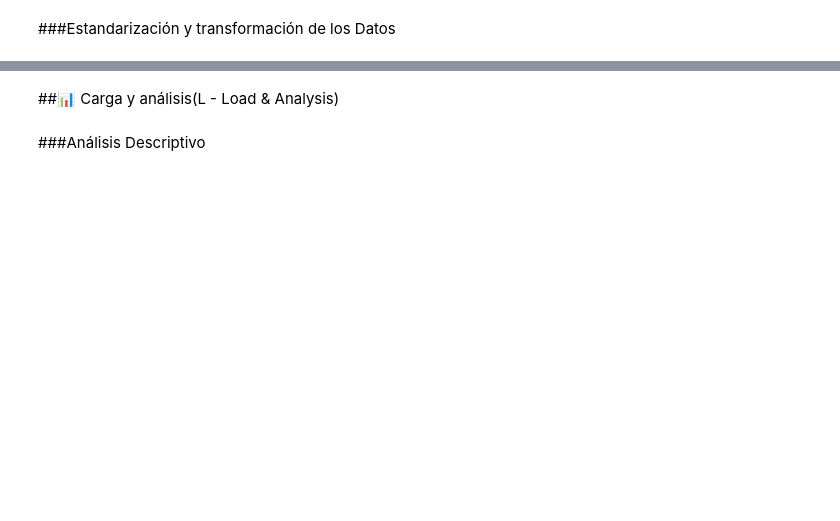
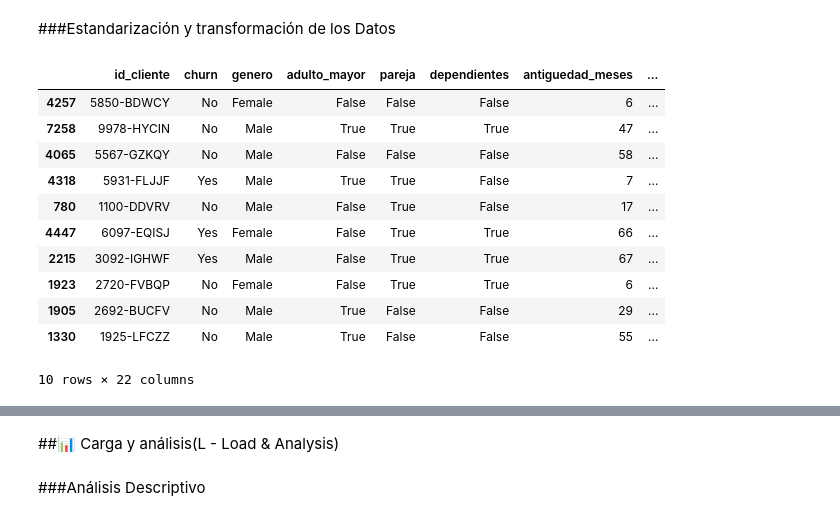
Before and after one commit to Joacco11/TelecomX_Latam-Part-1, a Jupyter notebook: TelecomX_Latam.ipynb, the cells around one changed output, grey strips where cells are left out. Cells and saved outputs as stored; diff of their text form; code cells hidden in the pictures; blank space fills up the shorter version.

```diff
--- a/TelecomX_Latam.ipynb
+++ b/TelecomX_Latam.ipynb
@@ -12,0 +215,14 @@
+# %%
+# Reemplazar cualquier cadena vacía o con solo espacios en churn por "No se sabe"
+df["churn"] = df["churn"].replace(r'^\s*$', "No se sabe", regex=True)
+
+# Reemplazar espacios en blanco por NaN en total_charges
+df["cargo_total"] = df["cargo_total"].replace(r'^\s*$', np.nan, regex=True)
+
+# Convertir total_charges a float
+df["cargo_total"] = pd.to_numeric(df["cargo_total"], errors="coerce")
+
+# Verificar resultados
+print(df["churn"].value_counts(dropna=False))
+print(df["cargo_total"].isna().sum(), "valores nulos en cargo_total")
+print(df.dtypes[["churn", "cargo_total"]])
@@ -15,2 +255,30 @@
 # %% [markdown]
 ###Estandarización y transformación de los Datos
+# %%
+# Seleccionamos las columnas que solo tienen Yes/No
+cols_yes_no = [col for col in df.columns if df[col].isin(["Yes", "No"]).all()]
+
+# Convertimos Yes/No a booleanos
+df[cols_yes_no] = df[cols_yes_no].replace({"Yes": True, "No": False})
+
+# Convertimos adulto_mayor (0/1) a booleano
+if set(df["adulto_mayor"].unique()) <= {0,1}:  # solo si tiene 0/1
+    df["adulto_mayor"] = df["adulto_mayor"].astype(bool)
+
+# Muestreo rápido
+sample = df.sample(n=10, random_state=13)
+df.set_index("id_cliente", inplace=True)
+sample
+# %% [output]
+|  | id_cliente | churn | genero | adulto_mayor | pareja | dependientes | antiguedad_meses | ... |
+| 4257 | 5850-BDWCY | No | Female | False | False | False | 6 | ... |
+| 7258 | 9978-HYCIN | No | Male | True | True | True | 47 | ... |
+| 4065 | 5567-GZKQY | No | Male | False | False | False | 58 | ... |
+| 4318 | 5931-FLJJF | Yes | Male | True | True | False | 7 | ... |
+| 780 | 1100-DDVRV | No | Male | False | True | False | 17 | ... |
+| 4447 | 6097-EQISJ | Yes | Female | False | True | True | 66 | ... |
+| 2215 | 3092-IGHWF | Yes | Male | False | True | True | 67 | ... |
+| 1923 | 2720-FVBQP | No | Female | False | True | True | 6 | ... |
+| 1905 | 2692-BUCFV | No | Male | True | False | False | 29 | ... |
+| 1330 | 1925-LFCZZ | No | Male | True | False | False | 55 | ... |
+10 rows × 22 columns
```
Also changed, not shown: parts of 30 cells of this notebook.
